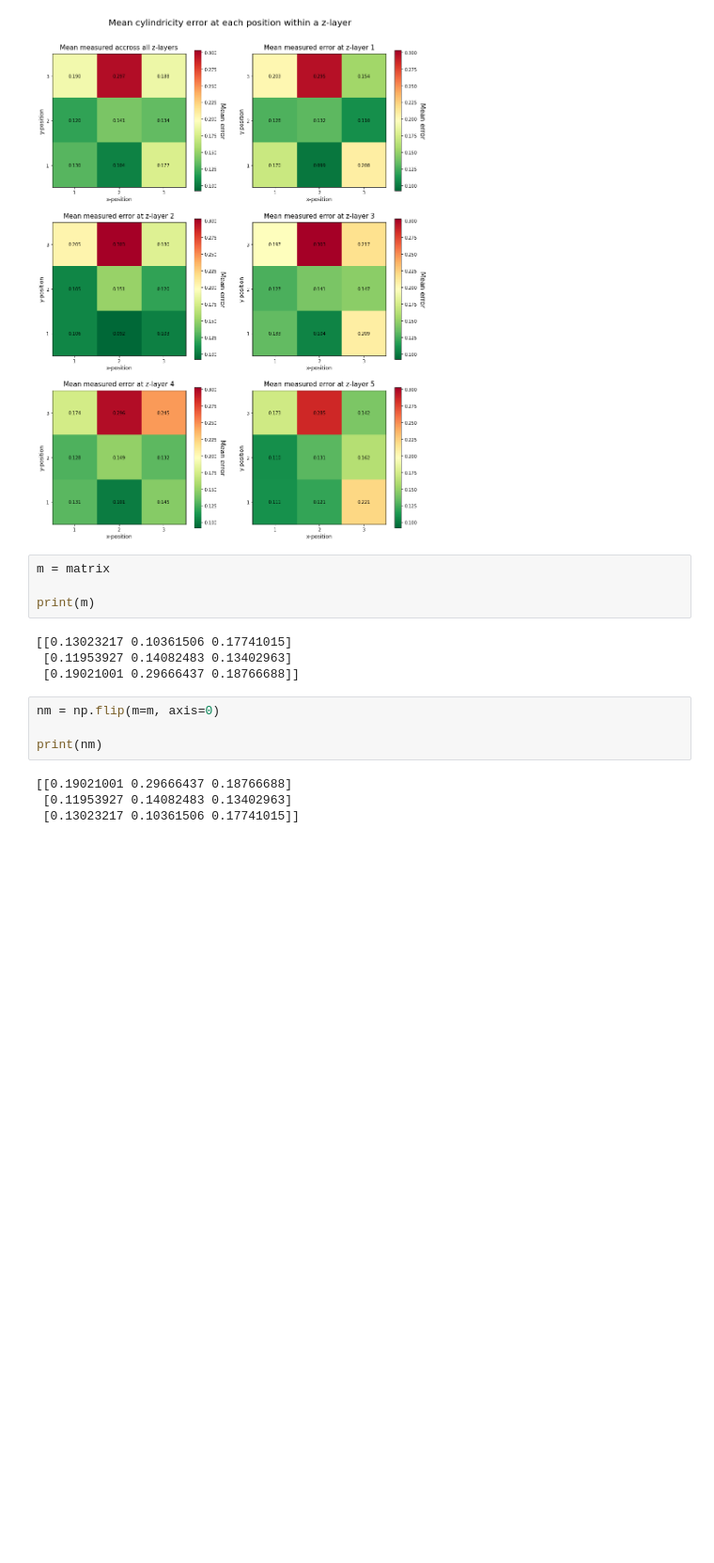
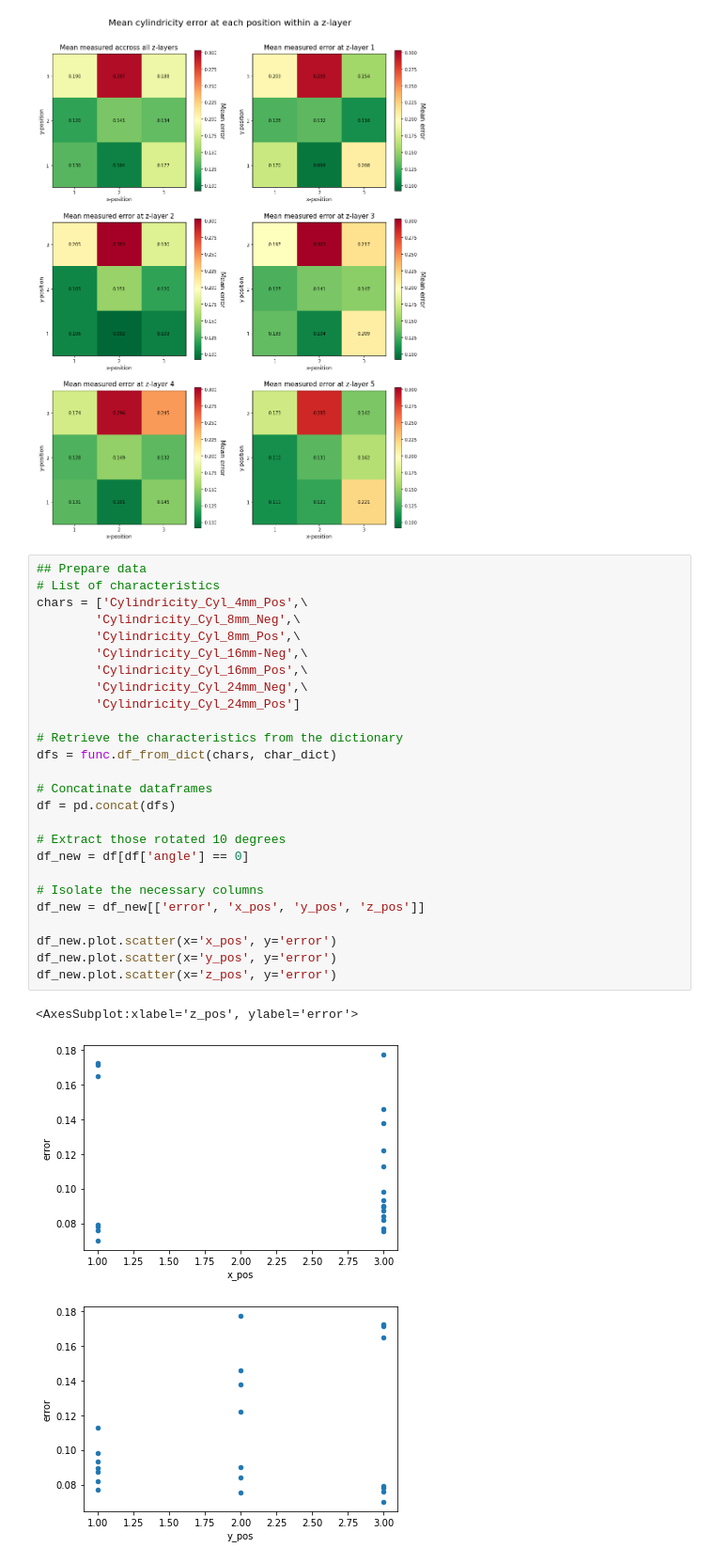
Before and after one commit to TheThorb/Leirmo_Exp1_Publication1, a Jupyter notebook: xy_variations.ipynb, the cells around one changed output. Shown at 94% size. Saved outputs shown, nothing was run; the diff lists cells and outputs as text; blank space fills up the shorter version.

```diff
--- a/xy_variations.ipynb
+++ b/xy_variations.ipynb
@@ -204,19 +153,33 @@ cbar.ax.set_ylabel("Mean error", rotation=-90, va="bottom", fontsize=15)
 plt.show()
 # %% [output]
 [figure]
-# %%
-m = matrix
-
-print(m)
-# %% [output]
-[[0.13023217 0.10361506 0.17741015]
- [0.11953927 0.14082483 0.13402963]
- [0.19021001 0.29666437 0.18766688]]
-# %%
-nm = np.flip(m=m, axis=0)
-
-print(nm)
-# %% [output]
-[[0.19021001 0.29666437 0.18766688]
- [0.11953927 0.14082483 0.13402963]
- [0.13023217 0.10361506 0.17741015]]
+# %%
+## Prepare data
+# List of characteristics
+chars = ['Cylindricity_Cyl_4mm_Pos',\
+        'Cylindricity_Cyl_8mm_Neg',\
+        'Cylindricity_Cyl_8mm_Pos',\
+        'Cylindricity_Cyl_16mm-Neg',\
+        'Cylindricity_Cyl_16mm_Pos',\
+        'Cylindricity_Cyl_24mm_Neg',\
+        'Cylindricity_Cyl_24mm_Pos']
+
+# Retrieve the characteristics from the dictionary
+dfs = func.df_from_dict(chars, char_dict)
+
+# Concatinate dataframes
+df = pd.concat(dfs)
+
+# Extract those rotated 10 degrees
+df_new = df[df['angle'] == 0]
+
+# Isolate the necessary columns
+df_new = df_new[['error', 'x_pos', 'y_pos', 'z_pos']]
+
+df_new.plot.scatter(x='x_pos', y='error')
+df_new.plot.scatter(x='y_pos', y='error')
+df_new.plot.scatter(x='z_pos', y='error')
+# %% [output]
+<AxesSubplot:xlabel='z_pos', ylabel='error'>
+[figure, added]
+[figure, added]
```
Also changed, not shown: parts of 2 cells of this notebook.
